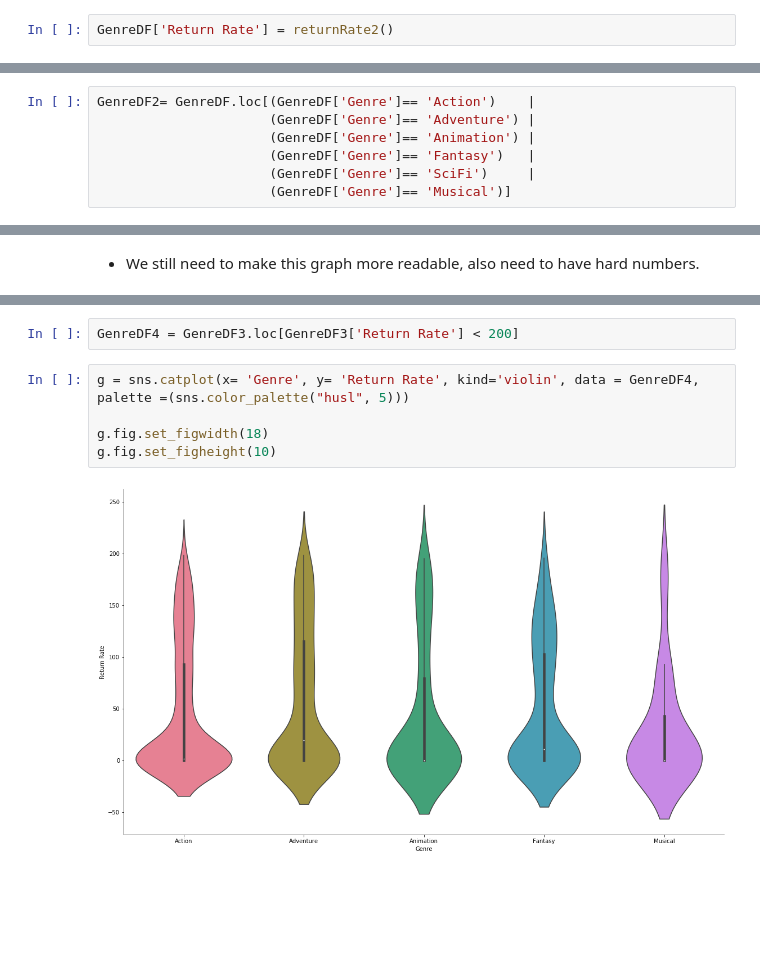
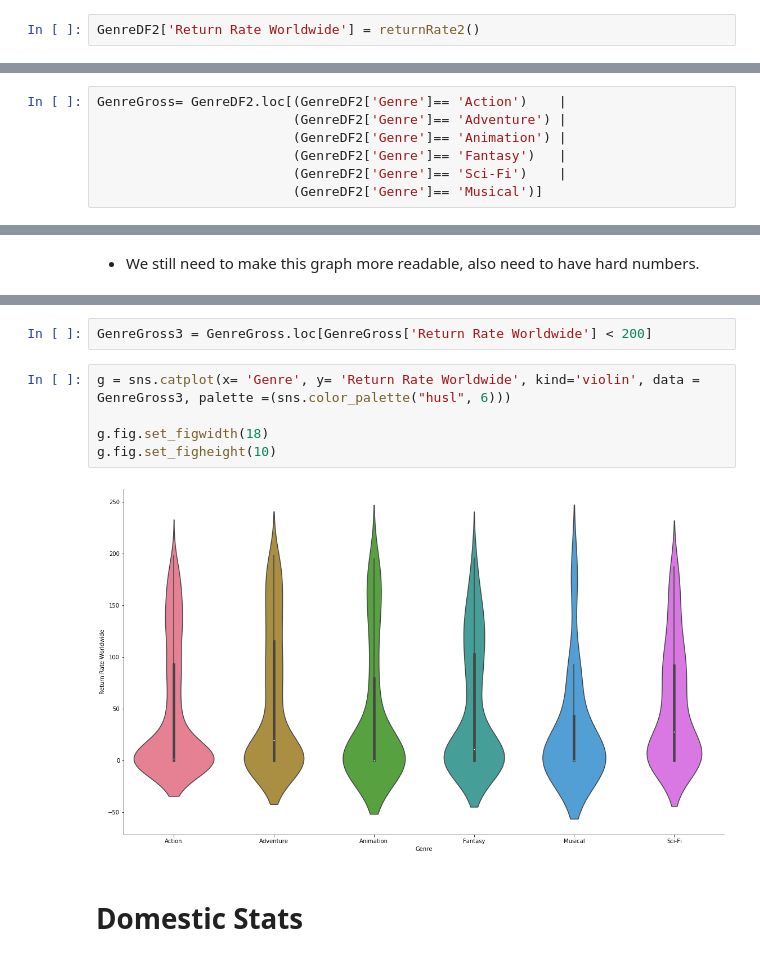
Before and after one commit to kailakay/dsc-mod-1-project-v2-1-onl01-dtsc-ft-041320, a Jupyter notebook: Plotting Genre Finance Info.ipynb, the cells around one changed output, grey strips where cells are left out. Drawn from its saved outputs; the diff is of its cells as text; blank space fills up the shorter version.

```diff
--- a/Plotting Genre Finance Info.ipynb
+++ b/Plotting Genre Finance Info.ipynb
@@ -422,4 +444,4 @@ def returnRate2():
         returnRate.append(thisRate)
     return(returnRate)
 # %%
-GenreDF['Return Rate'] = returnRate2()
+GenreDF2['Return Rate Worldwide'] = returnRate2()
@@ -444,9 +473,9 @@ g.fig.set_figheight(10)
 # %% [markdown]
 - What if we focus on the top grossing genres, and then plot the rate of return on those?
 # %%
-GenreDF2= GenreDF.loc[(GenreDF['Genre']== 'Action')    |
-                      (GenreDF['Genre']== 'Adventure') |
-                      (GenreDF['Genre']== 'Animation') |
-                      (GenreDF['Genre']== 'Fantasy')   |
-                      (GenreDF['Genre']== 'SciFi')     |
-                      (GenreDF['Genre']== 'Musical')]
+GenreGross= GenreDF2.loc[(GenreDF2['Genre']== 'Action')    |
+                         (GenreDF2['Genre']== 'Adventure') |
+                         (GenreDF2['Genre']== 'Animation') |
+                         (GenreDF2['Genre']== 'Fantasy')   |
+                         (GenreDF2['Genre']== 'Sci-Fi')    |
+                         (GenreDF2['Genre']== 'Musical')]
@@ -522,9 +553,11 @@ g.fig.set_figheight(10)
 # %%
-GenreDF4 = GenreDF3.loc[GenreDF3['Return Rate'] < 200]
+GenreGross3 = GenreGross.loc[GenreGross['Return Rate Worldwide'] < 200]
 # %%
-g = sns.catplot(x= 'Genre', y= 'Return Rate', kind='violin', data = GenreDF4, palette =(sns.color_palette("husl", 5)))
+g = sns.catplot(x= 'Genre', y= 'Return Rate Worldwide', kind='violin', data = GenreGross3, palette =(sns.color_palette("husl", 6)))
 
 g.fig.set_figwidth(18)
 g.fig.set_figheight(10)
 # %% [output]
-[figure, old version]
+[figure, new version]
+# %% [markdown]
+# Domestic Stats
```
Also changed, not shown: parts of 44 cells of this notebook, 2 other files.
